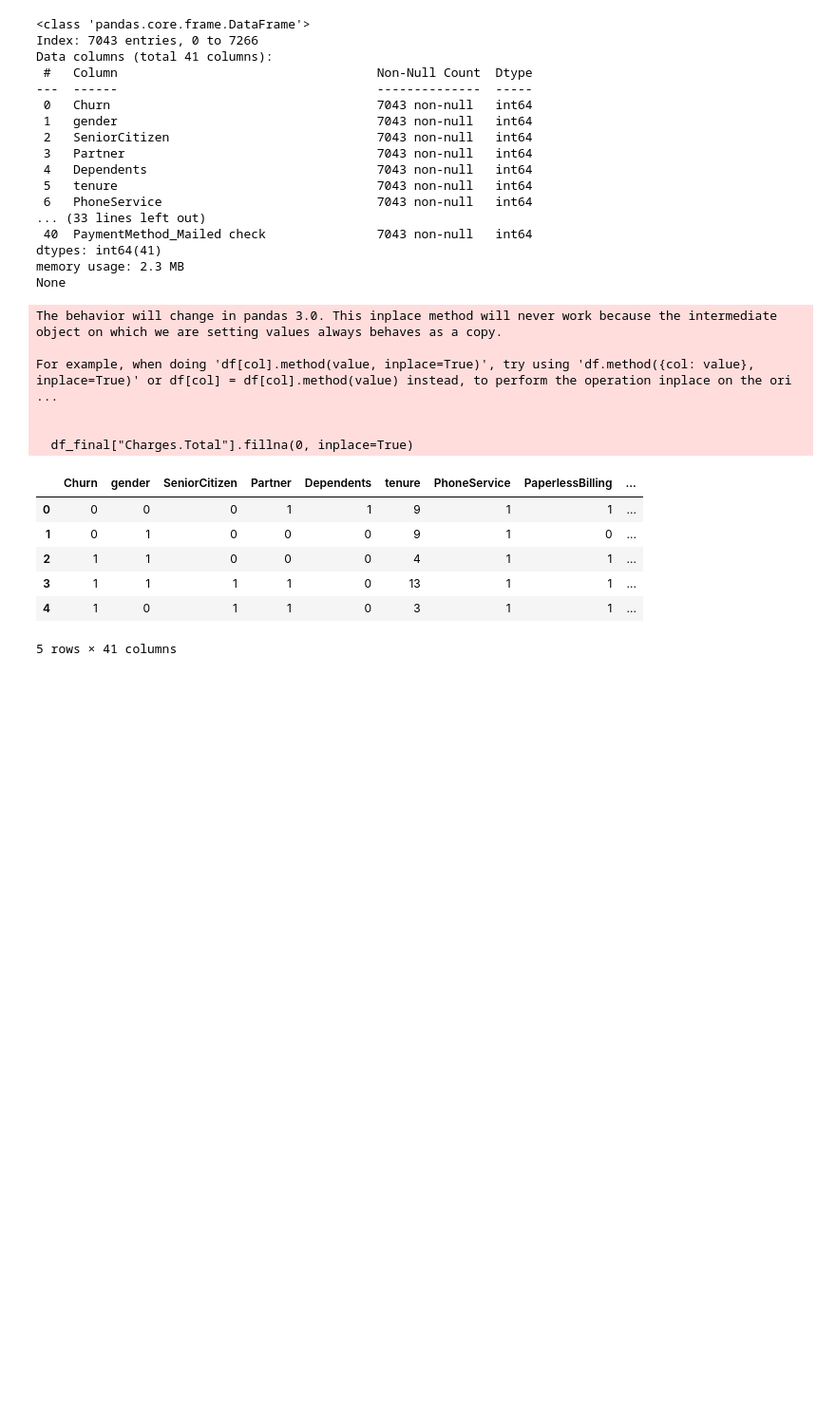
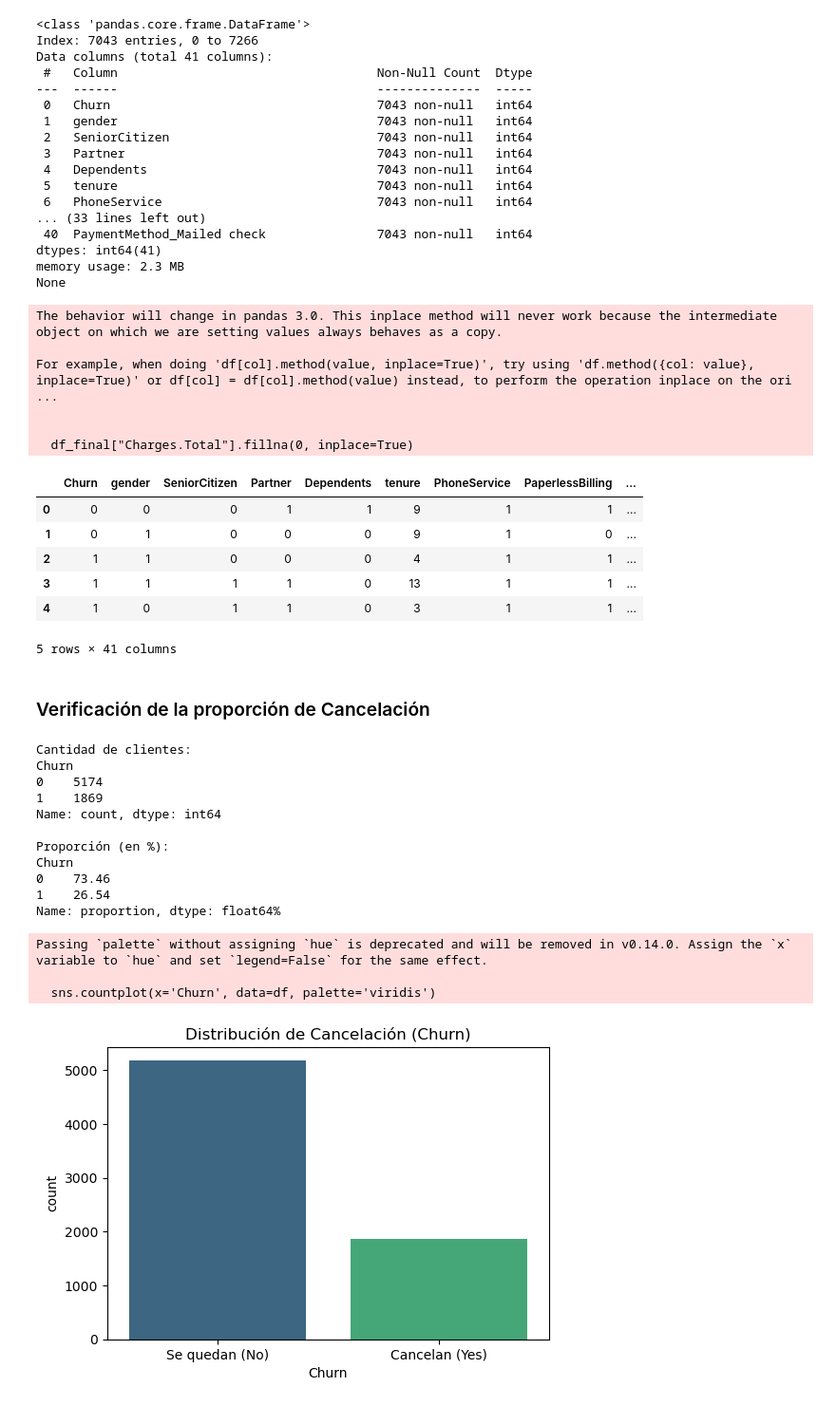
Before and after one commit to OscarLara/ChallengeTelecomX-2, a Jupyter notebook: ChallengeTelecomX-2.ipynb, the cells around one changed output. Shown at 95% size. Cells and saved outputs as stored; diff of their text form; code cells hidden in the pictures; blank space fills up the shorter version.

```diff
--- a/ChallengeTelecomX-2.ipynb
+++ b/ChallengeTelecomX-2.ipynb
@@ -476,3 +476,37 @@ For example, when doing 'df[col].method(value, inplace=True)', try using 'df.met
 | 3 | 1 | 1 | 1 | 1 | 0 | 13 | 1 | 1 | ... |
 | 4 | 1 | 0 | 1 | 1 | 0 | 3 | 1 | 1 | ... |
 5 rows × 41 columns
+# %% [markdown]
+### Verificación de la proporción de Cancelación
+# %%
+# Contamos cuántos hay de cada uno (usando la columna mapeada 1/0 o la original)
+conteo_churn = df_final['Churn'].value_counts()
+proporcion_churn = df_final['Churn'].value_counts(normalize=True) * 100
+
+print("Cantidad de clientes:")
+print(conteo_churn)
+print("\nProporción (en %):")
+print(f"{round(proporcion_churn,2)}%")
+
+# Visualización
+plt.figure(figsize=(6, 4))
+sns.countplot(x='Churn', data=df, palette='viridis')
+plt.title('Distribución de Cancelación (Churn)')
+plt.xticks([0, 1], ['Se quedan (No)', 'Cancelan (Yes)'])
+plt.show()
+# %% [output]
+Cantidad de clientes:
+Churn
+0    5174
+1    1869
+Name: count, dtype: int64
+
+Proporción (en %):
+Churn
+0    73.46
+1    26.54
+Name: proportion, dtype: float64%
+Passing `palette` without assigning `hue` is deprecated and will be removed in v0.14.0. Assign the `x` variable to `hue` and set `legend=False` for the same effect.
+
+  sns.countplot(x='Churn', data=df, palette='viridis')
+[figure, added]
```
Also changed, not shown: parts of 5 cells of this notebook.
